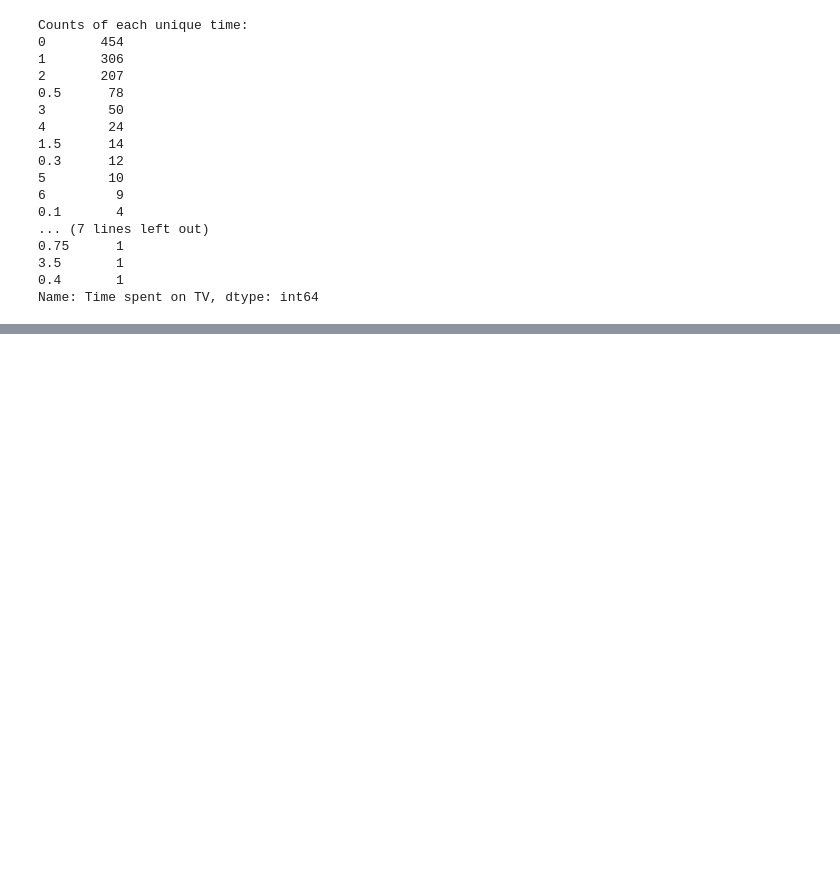
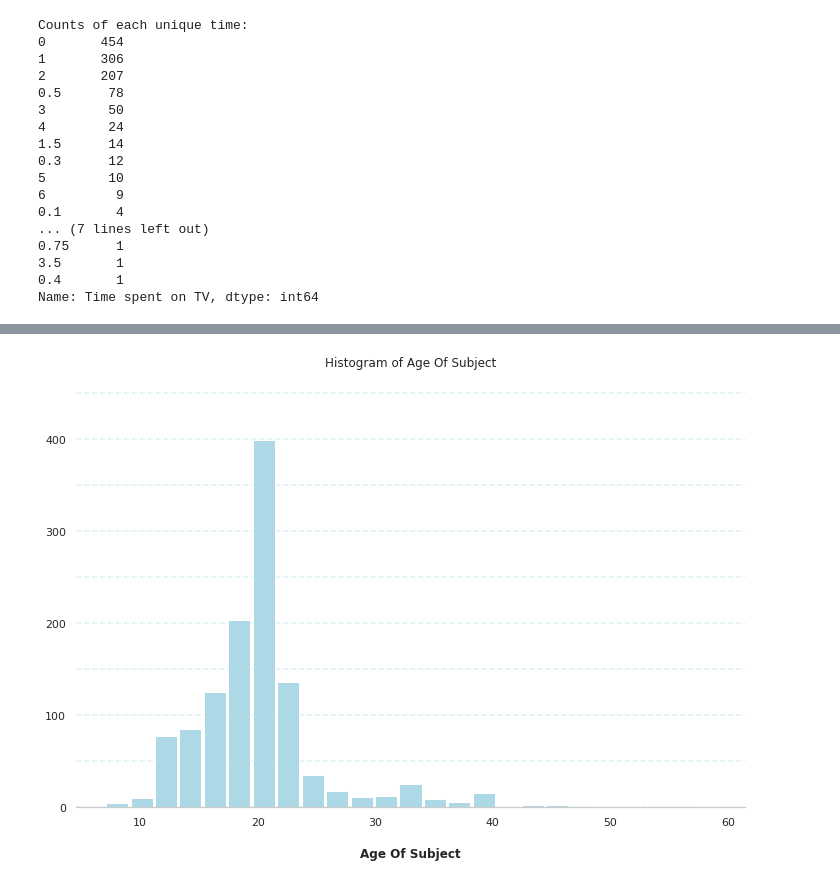
Before and after one commit to tanguolin/Iteration4, a Jupyter notebook: wtam186_Iteration4.ipynb, the cells around one changed output, grey strips where cells are left out. Saved outputs shown, nothing was run; the diff lists cells and outputs as text; code cells hidden in the pictures; blank space fills up the shorter version.

```diff
--- a/wtam186_Iteration4.ipynb
+++ b/wtam186_Iteration4.ipynb
@@ -471,0 +833,24 @@ Name: Time spent on TV, dtype: int64
+# %%
+# Renaming columns to keep consistency
+dfpd.info()
+dfpd.rename(columns=
+   {'Region of residence': 'Region Of Residence',
+    'Age of Subject': 'Age Of Subject',
+    'Time spent on Online Class': 'Time Spent On Online Class',
+    'Rating of Online Class experience': 'Rating Of Online Class Experience',
+    'Medium for online class': 'Medium For Online Class',
+    'Time spent on self study': 'Time Spent On Self Study',
+    'Time spent on fitness': 'Time Spent On Fitness',
+    'Time spent on sleep': 'Time Spent On Sleep',
+    'Time spent on social media': 'Time Spent On Social Media',
+    'Prefered social media platform': 'Preferred Social Media Platform',
+    'Time spent on TV': 'Time Spent On TV',
+    'Number of meals per day': 'Number Of Meals Per Day',
+    'Change in your weight': 'Change In Weight',
+    'Health issue during lockdown': 'Health Issue During Lockdown',
+    'Stress busters': 'Stress Busters',
+    'Time utilized': 'Time Utilized',
+    'Do you find yourself more connected with your family, close friends , relatives  ?': 'Connection Status',
+    'What you miss the most': 'Activities Missed (Most)'
+}, inplace=True)
+dfpd.info()
@@ -471,0 +875,20 @@ Name: Time spent on TV, dtype: int64
+# %%
+#Age Of Subject Histogram
+hist = dfpd.hist(column='Age Of Subject', bins=25, grid=False, figsize=(12,8),
+color='#ADD8E6', zorder=2, rwidth=0.9)
+hist = hist[0]
+for x1 in hist:
+    # Despine
+    x1.spines['right'].set_visible(False)
+    x1.spines['top'].set_visible(False)
+    x1.spines['left'].set_visible(False)
+    # Drawing the lines for horizontal (x) axis
+    vals = x1.get_yticks()
+    for tick in vals:
+        x1.axhline(y=tick, linestyle='dashed', alpha=0.4, color='#ADD8E6', zorder=1)
+    # Create title
+    x1.set_title("Histogram of Age Of Subject")
+    # Create x label
+    x1.set_xlabel("Age Of Subject", labelpad=20, weight='bold', size=12)
+# %% [output]
+[figure, added]
```
Also changed, not shown: parts of 13 cells of this notebook.
